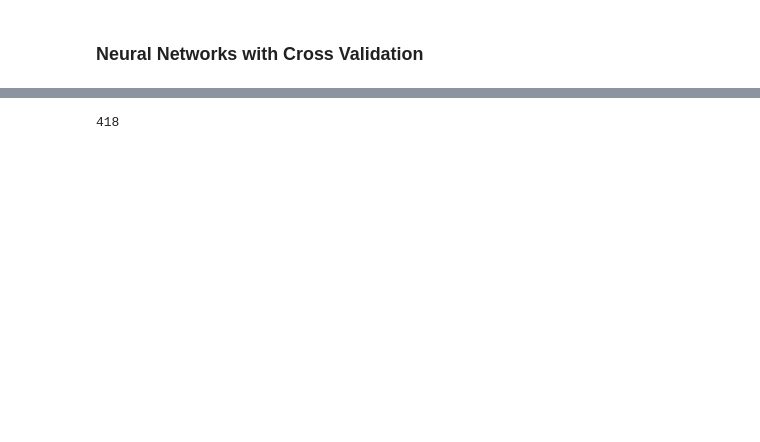
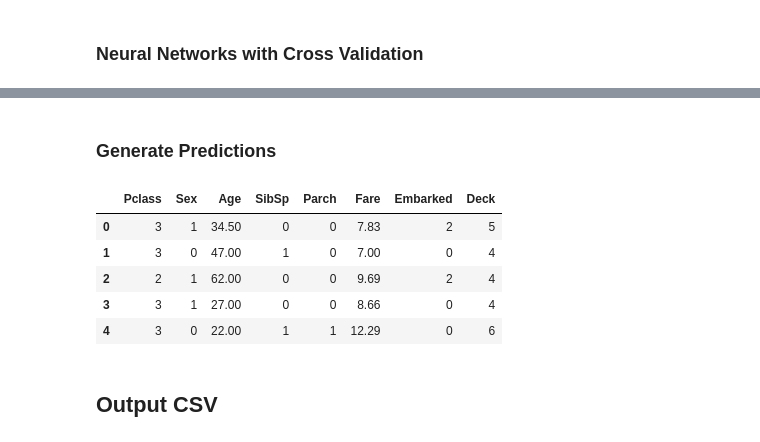
Before and after one commit to subhashb/100-days-of-ml, a Jupyter notebook: 1-gladiator/titanic/Titanic-Analysis-Neural-Networks.ipynb, the cells around one changed output, grey strips where cells are left out. Saved outputs shown, nothing was run; the diff lists cells and outputs as text; code cells hidden in the pictures; blank space fills up the shorter version.

```diff
--- a/1-gladiator/titanic/Titanic-Analysis-Neural-Networks.ipynb
+++ b/1-gladiator/titanic/Titanic-Analysis-Neural-Networks.ipynb
@@ -615,6 +603,18 @@ for train_indices, test_indices in kf.split(df):
 0.8539325842696629
 0.8089887640449438
-# %%
-len(test_df)
-# %% [output]
-418
+# %% [markdown]
+### Generate Predictions
+# %%
+cleaned_test_df = clean_all(test_df)
+predictions = clf.predict(cleaned_test_df)
+# %%
+cleaned_test_df.head()
+# %% [output]
+|  | Pclass | Sex | Age | SibSp | Parch | Fare | Embarked | Deck |
+| 0 | 3 | 1 | 34.50 | 0 | 0 | 7.83 | 2 | 5 |
+| 1 | 3 | 0 | 47.00 | 1 | 0 | 7.00 | 0 | 4 |
+| 2 | 2 | 1 | 62.00 | 0 | 0 | 9.69 | 2 | 4 |
+| 3 | 3 | 1 | 27.00 | 0 | 0 | 8.66 | 0 | 4 |
+| 4 | 3 | 0 | 22.00 | 1 | 1 | 12.29 | 0 | 6 |
+# %% [markdown]
+## Output CSV
```
Also changed, not shown: parts of 28 cells of this notebook, 1 other file.
